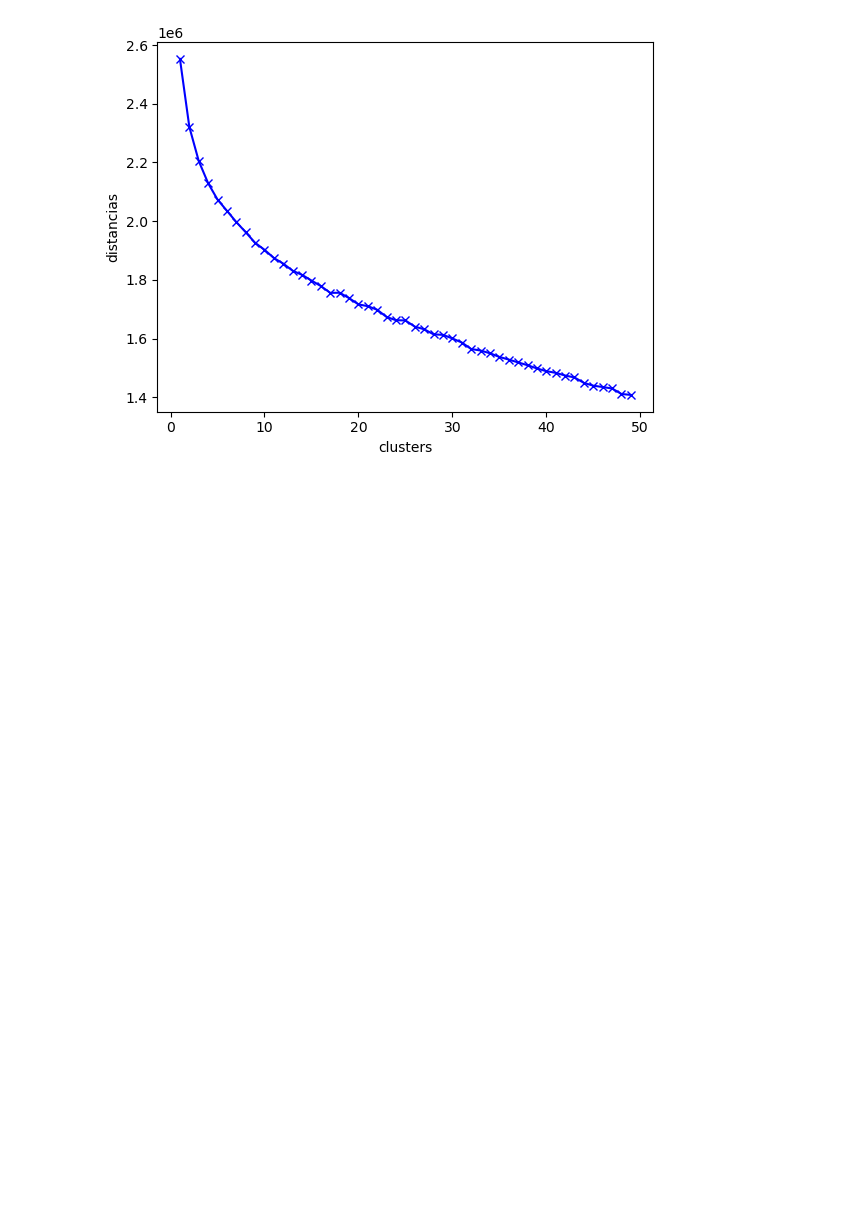
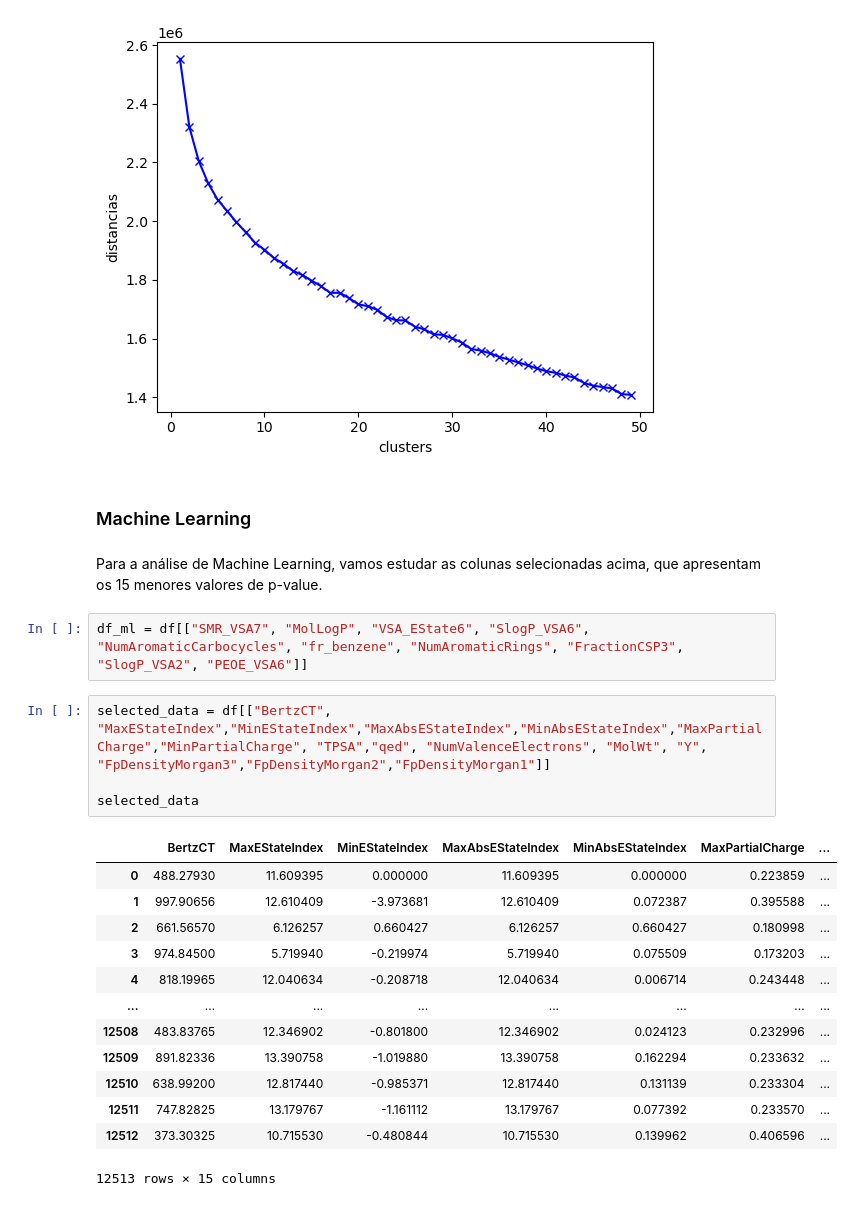
Before and after one commit to tiagosilva4455/TrabalhoExtracaoCBB, a Jupyter notebook: Trabalho_extração_python/Python_CBB.ipynb, the cells around one changed output. Drawn from its saved outputs; the diff is of its cells as text; blank space fills up the shorter version.

```diff
--- a/Trabalho_extração_python/Python_CBB.ipynb
+++ b/Trabalho_extração_python/Python_CBB.ipynb
@@ -1124,3 +1116,27 @@ plt.ylabel('distancias')
 plt.show()
 # %% [output]
 [figure]
+# %% [markdown]
+### Machine Learning
+# %% [markdown]
+Para a análise de Machine Learning, vamos estudar as colunas selecionadas acima, que apresentam os 15 menores valores de p-value.
+# %%
+df_ml = df[["SMR_VSA7", "MolLogP", "VSA_EState6", "SlogP_VSA6", "NumAromaticCarbocycles", "fr_benzene", "NumAromaticRings", "FractionCSP3", "SlogP_VSA2", "PEOE_VSA6"]]
+# %%
+selected_data = df[["BertzCT", "MaxEStateIndex","MinEStateIndex","MaxAbsEStateIndex","MinAbsEStateIndex","MaxPartialCharge","MinPartialCharge", "TPSA","qed", "NumValenceElectrons", "MolWt", "Y", "FpDensityMorgan3","FpDensityMorgan2","FpDensityMorgan1"]]
+
+selected_data
+# %% [output]
+|  | BertzCT | MaxEStateIndex | MinEStateIndex | MaxAbsEStateIndex | MinAbsEStateIndex | MaxPartialCharge | ... |
+| 0 | 488.27930 | 11.609395 | 0.000000 | 11.609395 | 0.000000 | 0.223859 | ... |
+| 1 | 997.90656 | 12.610409 | -3.973681 | 12.610409 | 0.072387 | 0.395588 | ... |
+| 2 | 661.56570 | 6.126257 | 0.660427 | 6.126257 | 0.660427 | 0.180998 | ... |
+| 3 | 974.84500 | 5.719940 | -0.219974 | 5.719940 | 0.075509 | 0.173203 | ... |
+| 4 | 818.19965 | 12.040634 | -0.208718 | 12.040634 | 0.006714 | 0.243448 | ... |
+| ... | ... | ... | ... | ... | ... | ... | ... |
+| 12508 | 483.83765 | 12.346902 | -0.801800 | 12.346902 | 0.024123 | 0.232996 | ... |
+| 12509 | 891.82336 | 13.390758 | -1.019880 | 13.390758 | 0.162294 | 0.233632 | ... |
+| 12510 | 638.99200 | 12.817440 | -0.985371 | 12.817440 | 0.131139 | 0.233304 | ... |
+| 12511 | 747.82825 | 13.179767 | -1.161112 | 13.179767 | 0.077392 | 0.233570 | ... |
+| 12512 | 373.30325 | 10.715530 | -0.480844 | 10.715530 | 0.139962 | 0.406596 | ... |
+12513 rows × 15 columns
```
Also changed, not shown: parts of 41 cells of this notebook.
